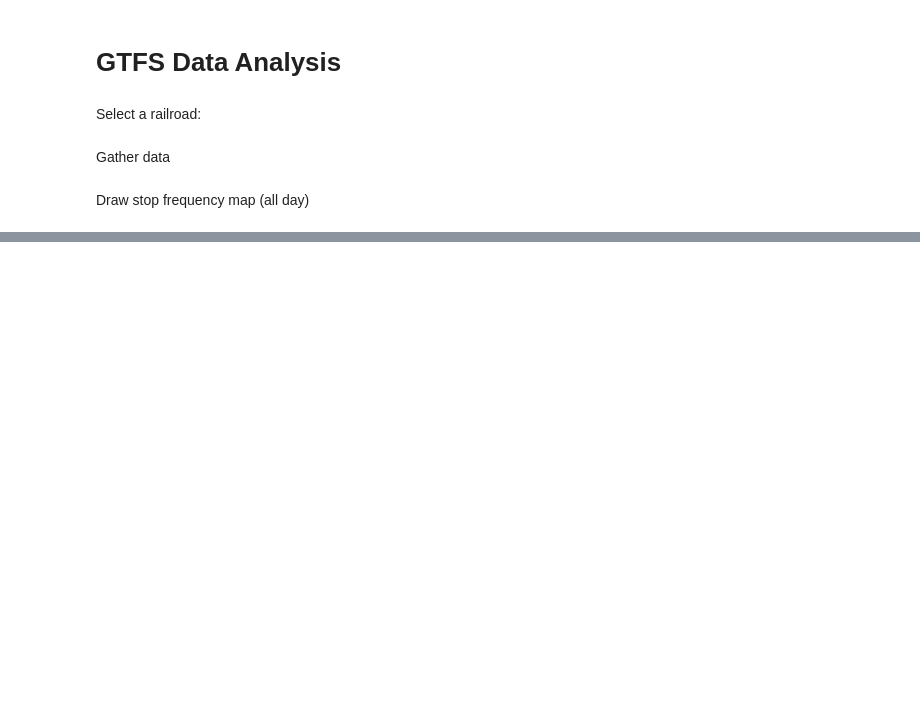
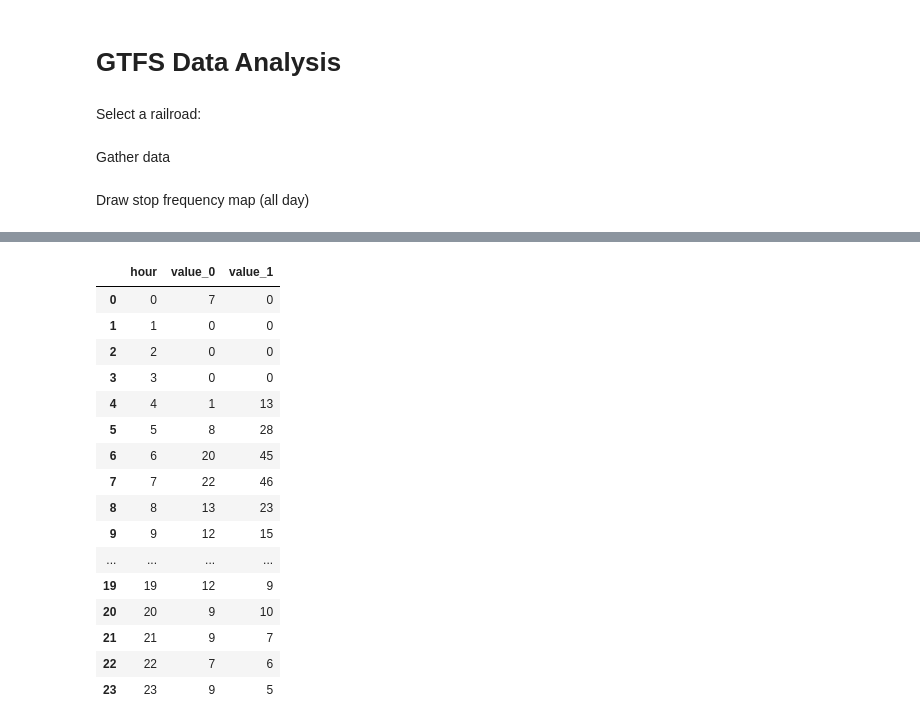
Before and after one commit to OkayKenji/Trains, a Jupyter notebook: graphs/data.ipynb, the cells around one changed output, grey strips where cells are left out. Drawn from its saved outputs; the diff is of its cells as text; code cells hidden in the pictures; blank space fills up the shorter version.

```diff
--- a/graphs/data.ipynb
+++ b/graphs/data.ipynb
@@ -77,6 +77,7 @@ for train in train_list:
 
     timeA = df_cleaned.iloc[0].departure_time
     timeB = df_cleaned.iloc[len(df_cleaned)-1].departure_time
+
 
     timeA = f'1900-01-{1+(int(timeA[:timeA.find(":")])//24)} {int(timeA[:timeA.find(":")])%24}:{timeA[timeA.find(":")+1:]}' if re.match(r"^([2-9][4-9]|[3-9]\d|\d{3,}):.*",timeA) else f'1900-01-01 {timeA}'
     timeB = f'1900-01-{1+(int(timeB[:timeB.find(":")])//24)} {int(timeB[:timeB.find(":")])%24}:{timeB[timeB.find(":")+1:]}' if re.match(r"^([2-9][4-9]|[3-9]\d|\d{3,}):.*",timeB) else f'1900-01-01 {timeB}'
@@ -108,8 +109,8 @@ for train in train_list:
     num_stops.append({
         'train_id' : train['train_number'],
         'number_of_stops': len(df_cleaned),
-        'first_stop_time' : df_cleaned.iloc[0].departure_time,
-        'last_stop_time' : df_cleaned.iloc[len(df_cleaned)-1].departure_time,
+        'first_stop_time' : timeA,
+        'last_stop_time' : timeB,
         'travel_time': int((timeB-timeA).total_seconds()),
         'distance' : train['distance'],
         'departure_station': df_cleaned.iloc[0].name,
@@ -237,31 +238,50 @@ fig.show()
 # %%
 hourly_times
 #  hourly_times[f'{timeA.hour}_{train["direction_id"]}']
 hourly_times_df = pd.DataFrame(list(hourly_times.items()), columns=["hour", "value"])
 
 
 # Split the lists in the 'value' column into separate columns
 df_split = hourly_times_df["value"].apply(pd.Series)
 
 # Rename the new columns
 df_split.columns = ["value_0", "value_1"]
 
 # Concatenate the new columns back with the 'hour' column
 hourly_times_df = pd.concat([hourly_times_df["hour"], df_split], axis=1)
 
 
 hourly_times_df["hour"] = hourly_times_df["hour"].astype(int)
 hourly_times_df.sort_values(by='hour')
 hourly_times_df = hourly_times_df.set_index("hour").reindex(range(24), fill_value=0).reset_index()
 fig = px.bar(hourly_times_df,
              x="hour",
              y=["value_0", "value_1"],
               title="Bar Graph of Hourly Values",
               text_auto=True,
               barmode="group")
 
 # # Show the figure
 fig.show()
+hourly_times_df
+# %% [output]
+|  | hour | value_0 | value_1 |
+| 0 | 0 | 7 | 0 |
+| 1 | 1 | 0 | 0 |
+| 2 | 2 | 0 | 0 |
+| 3 | 3 | 0 | 0 |
+| 4 | 4 | 1 | 13 |
+| 5 | 5 | 8 | 28 |
+| 6 | 6 | 20 | 45 |
+| 7 | 7 | 22 | 46 |
+| 8 | 8 | 13 | 23 |
+| 9 | 9 | 12 | 15 |
+| ... | ... | ... | ... |
+| 19 | 19 | 12 | 9 |
+| 20 | 20 | 9 | 10 |
+| 21 | 21 | 9 | 7 |
+| 22 | 22 | 7 | 6 |
+| 23 | 23 | 9 | 5 |
 # %%
 
 #  hourly_times[f'{timeA.hour}_{train["direction_id"]}']
```
Also changed, not shown: parts of 13 cells of this notebook.
